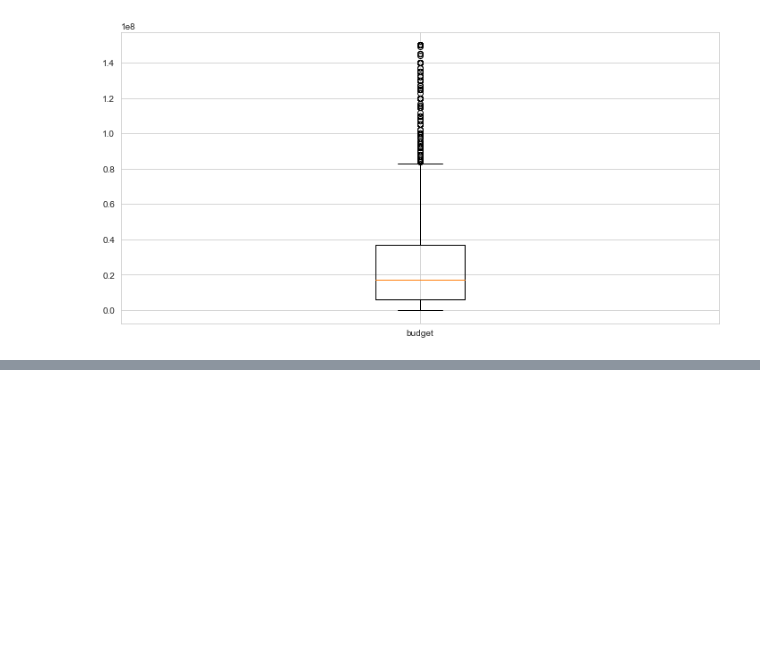
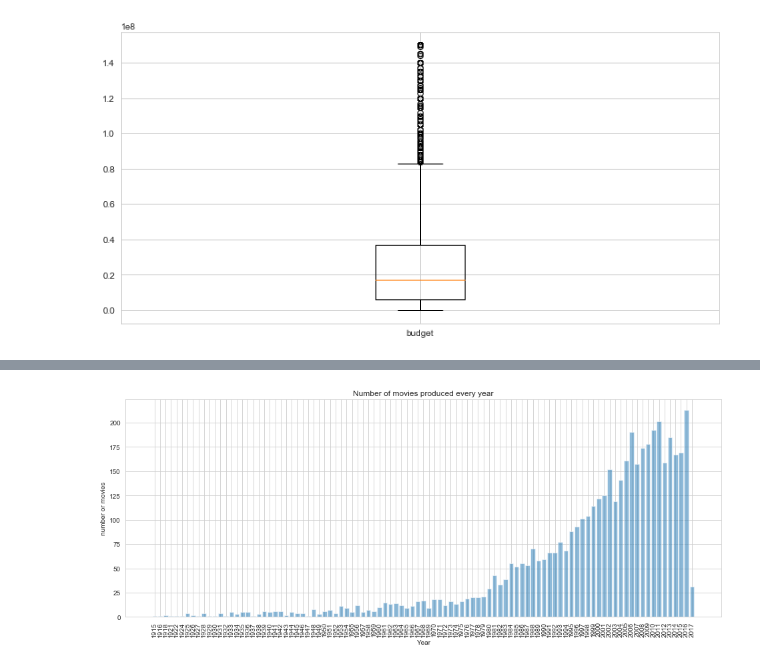
Before and after one commit to nastazya/Movies-analytics, a Jupyter notebook: EDA.ipynb, the cells around one changed output, grey strips where cells are left out. Drawn from its saved outputs; the diff is of its cells as text; code cells hidden in the pictures; blank space fills up the shorter version.

```diff
--- a/EDA.ipynb
+++ b/EDA.ipynb
@@ -182,2 +195,19 @@ Name: popularity, dtype: float64
+# %%
+# Analize release date
+# We see that there is a strong tendency of grouth movies produced every year
+df['year'] = df['release_date'].dt.year
+df_year = df.groupby(by='year')['id'].count()
+
+# Bar Chart
+plt.figure(figsize=(16,6))
+plt.title('Number of movies produced every year')
+plt.xlabel('Year')
+plt.ylabel('number or movies')
+y_pos = range(df_year.count())
+plt.bar(y_pos,df_year.values, align='center', alpha=0.5)
+plt.xticks(y_pos, df_year.index, rotation='vertical')
+plt.show()
+# %% [output]
+[figure, added]
 # %%
 # Analize genres
```
Also changed, not shown: parts of 31 cells of this notebook.
